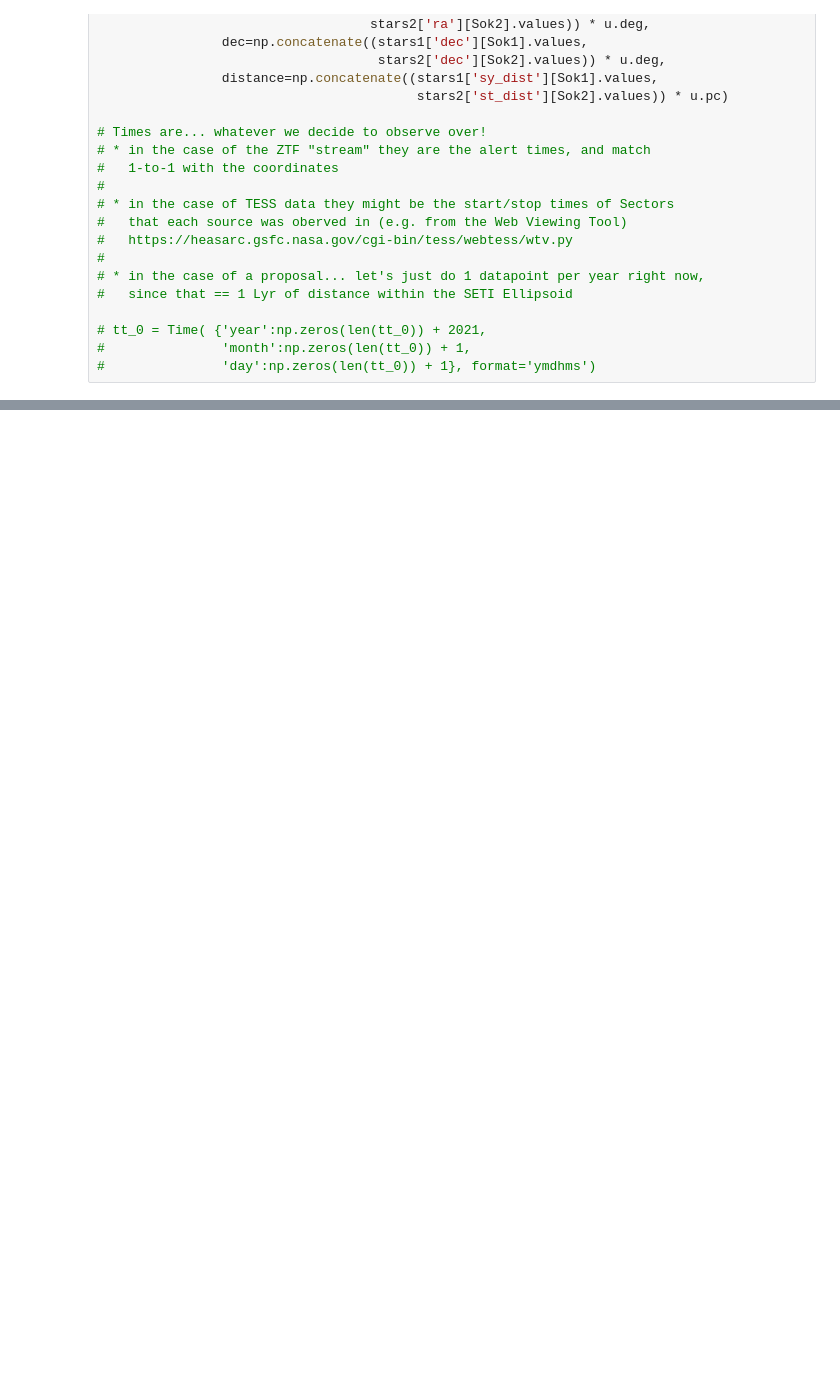
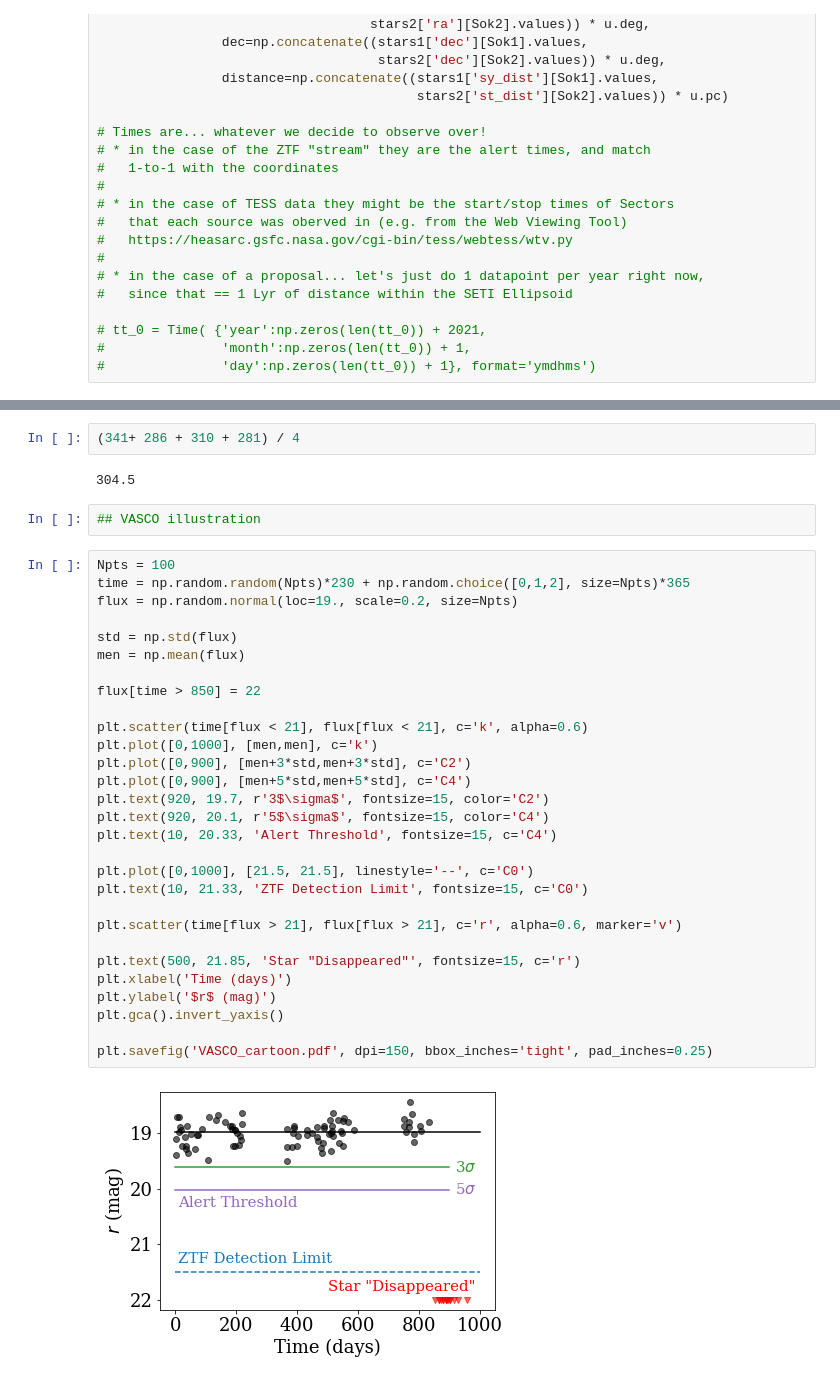
Before and after one commit to jradavenport/daen, a Jupyter notebook: code/Check_Planet.ipynb, the cells around one changed output, grey strips where cells are left out. Cells and saved outputs as stored; diff of their text form; blank space fills up the shorter version.

```diff
--- a/code/Check_Planet.ipynb
+++ b/code/Check_Planet.ipynb
@@ -205 +253,38 @@ SN1987A, <0.07lyr:  2
 2024 197 281 3103
+# %%
+(341+ 286 + 310 + 281) / 4
+# %% [output]
+304.5
+# %%
+## VASCO illustration
+# %%
+Npts = 100
+time = np.random.random(Npts)*230 + np.random.choice([0,1,2], size=Npts)*365
+flux = np.random.normal(loc=19., scale=0.2, size=Npts)
+
+std = np.std(flux)
+men = np.mean(flux)
+
+flux[time > 850] = 22
+
+plt.scatter(time[flux < 21], flux[flux < 21], c='k', alpha=0.6)
+plt.plot([0,1000], [men,men], c='k')
+plt.plot([0,900], [men+3*std,men+3*std], c='C2')
+plt.plot([0,900], [men+5*std,men+5*std], c='C4')
+plt.text(920, 19.7, r'3$\sigma$', fontsize=15, color='C2')
+plt.text(920, 20.1, r'5$\sigma$', fontsize=15, color='C4')
+plt.text(10, 20.33, 'Alert Threshold', fontsize=15, c='C4')
+
+plt.plot([0,1000], [21.5, 21.5], linestyle='--', c='C0')
+plt.text(10, 21.33, 'ZTF Detection Limit', fontsize=15, c='C0')
+
+plt.scatter(time[flux > 21], flux[flux > 21], c='r', alpha=0.6, marker='v')
+
+plt.text(500, 21.85, 'Star "Disappeared"', fontsize=15, c='r')
+plt.xlabel('Time (days)')
+plt.ylabel('$r$ (mag)')
+plt.gca().invert_yaxis()
+
+plt.savefig('VASCO_cartoon.pdf', dpi=150, bbox_inches='tight', pad_inches=0.25)
+# %% [output]
+[figure, added]
```
Also changed, not shown: parts of 9 cells of this notebook, 2 other files.
